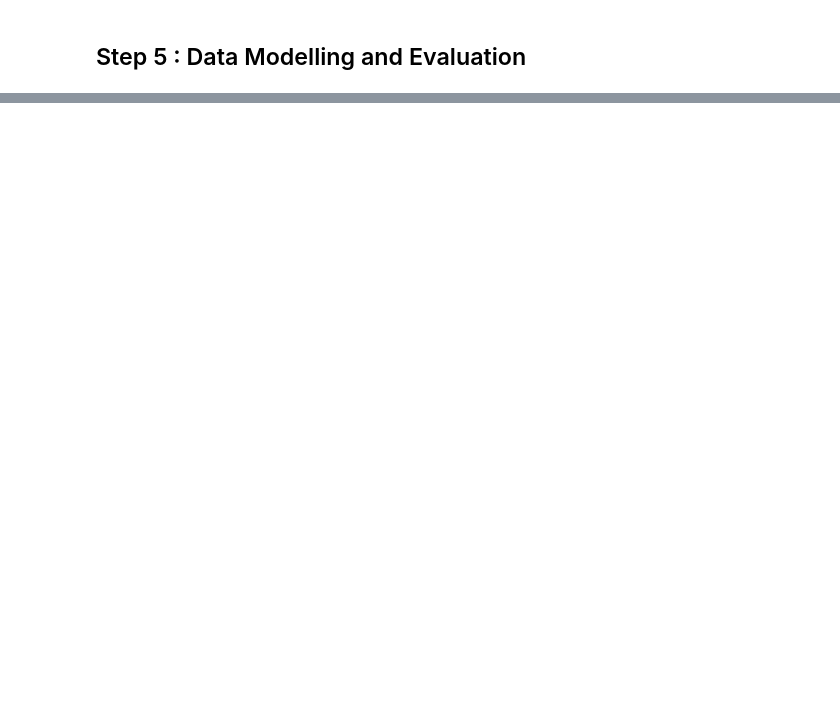
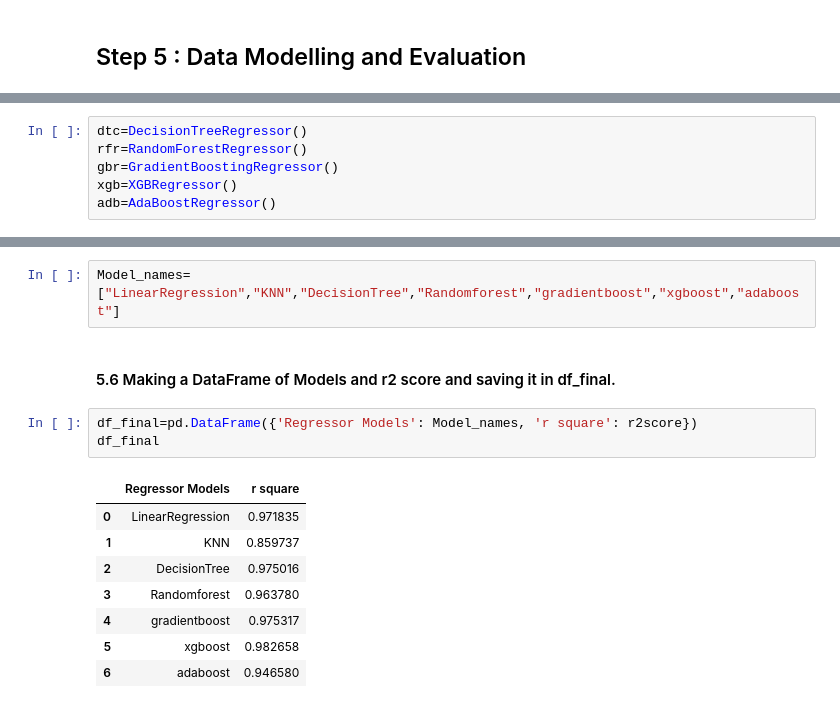
Before and after one commit to Rupanshi30/EDA, a Jupyter notebook: car-exshowroom-price-india-2022.ipynb, the cells around one changed output, grey strips where cells are left out. Saved outputs shown, nothing was run; the diff lists cells and outputs as text; blank space fills up the shorter version.

```diff
--- a/car-exshowroom-price-india-2022.ipynb
+++ b/car-exshowroom-price-india-2022.ipynb
@@ -957,0 +1755,6 @@ df.head()
+# %%
+dtc=DecisionTreeRegressor()
+rfr=RandomForestRegressor()
+gbr=GradientBoostingRegressor()
+xgb=XGBRegressor()
+adb=AdaBoostRegressor()
@@ -957,0 +1779,16 @@ df.head()
+# %%
+Model_names=["LinearRegression","KNN","DecisionTree","Randomforest","gradientboost","xgboost","adaboost"]
+# %% [markdown]
+#### 5.6 Making a DataFrame of Models and r2 score and saving it in df_final.
+# %%
+df_final=pd.DataFrame({'Regressor Models': Model_names, 'r square': r2score})
+df_final
+# %% [output]
+|  | Regressor Models | r square |
+| 0 | LinearRegression | 0.971835 |
+| 1 | KNN | 0.859737 |
+| 2 | DecisionTree | 0.975016 |
+| 3 | Randomforest | 0.963780 |
+| 4 | gradientboost | 0.975317 |
+| 5 | xgboost | 0.982658 |
+| 6 | adaboost | 0.946580 |
```
Also changed, not shown: parts of 127 cells of this notebook.
